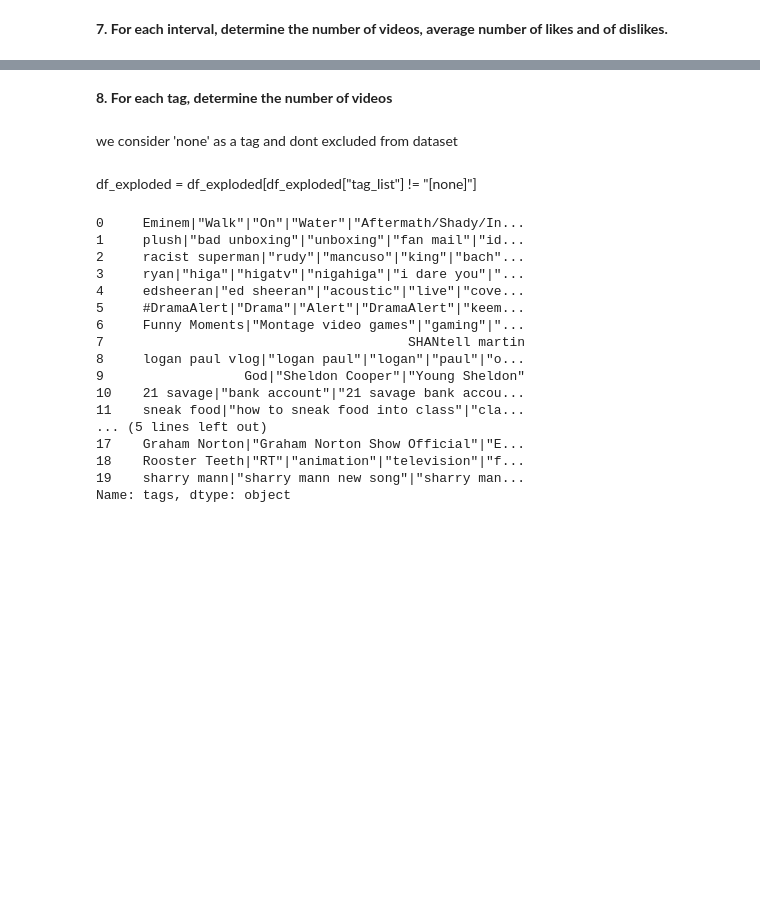
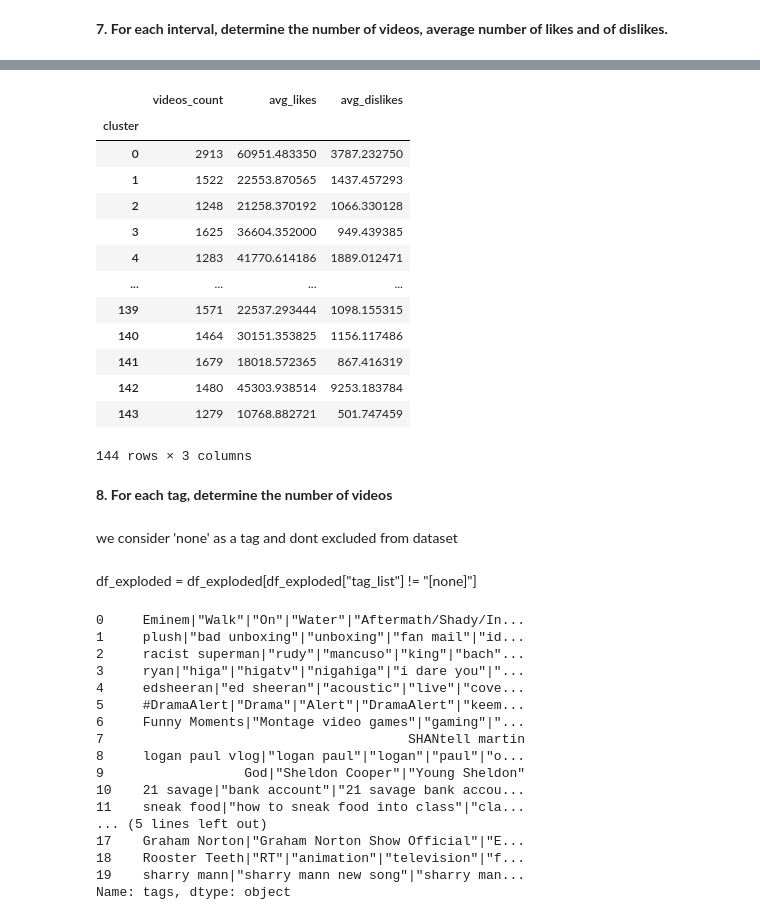
Before and after one commit to aminentezari/CS_project_2025, a Jupyter notebook: notebooks/Main.ipynb, the cells around one changed output, grey strips where cells are left out. Cells and saved outputs as stored; diff of their text form; code cells hidden in the pictures; blank space fills up the shorter version.

```diff
--- a/notebooks/Main.ipynb
+++ b/notebooks/Main.ipynb
@@ -205,3 +204,24 @@ df.groupby("cluster")[["video_id", "dislikes", "likes"]].agg(
+# %%
+df.groupby("cluster").agg(
+    videos_count = ("video_id", "count"),
+    avg_likes = ("likes", "mean"),
+    avg_dislikes = ("dislikes", "mean")
+)
+# %% [output]
+|  | videos_count | avg_likes | avg_dislikes |
+| cluster |  |  |  |
+| 0 | 2913 | 60951.483350 | 3787.232750 |
+| 1 | 1522 | 22553.870565 | 1437.457293 |
+| 2 | 1248 | 21258.370192 | 1066.330128 |
+| 3 | 1625 | 36604.352000 | 949.439385 |
+| 4 | 1283 | 41770.614186 | 1889.012471 |
+| ... | ... | ... | ... |
+| 139 | 1571 | 22537.293444 | 1098.155315 |
+| 140 | 1464 | 30151.353825 | 1156.117486 |
+| 141 | 1679 | 18018.572365 | 867.416319 |
+| 142 | 1480 | 45303.938514 | 9253.183784 |
+| 143 | 1279 | 10768.882721 | 501.747459 |
+144 rows × 3 columns
 # %% [markdown]
 **8. For each tag, determine the number of videos**
 # %% [markdown]
```
Also changed, not shown: parts of 19 cells of this notebook, 2 other files.
